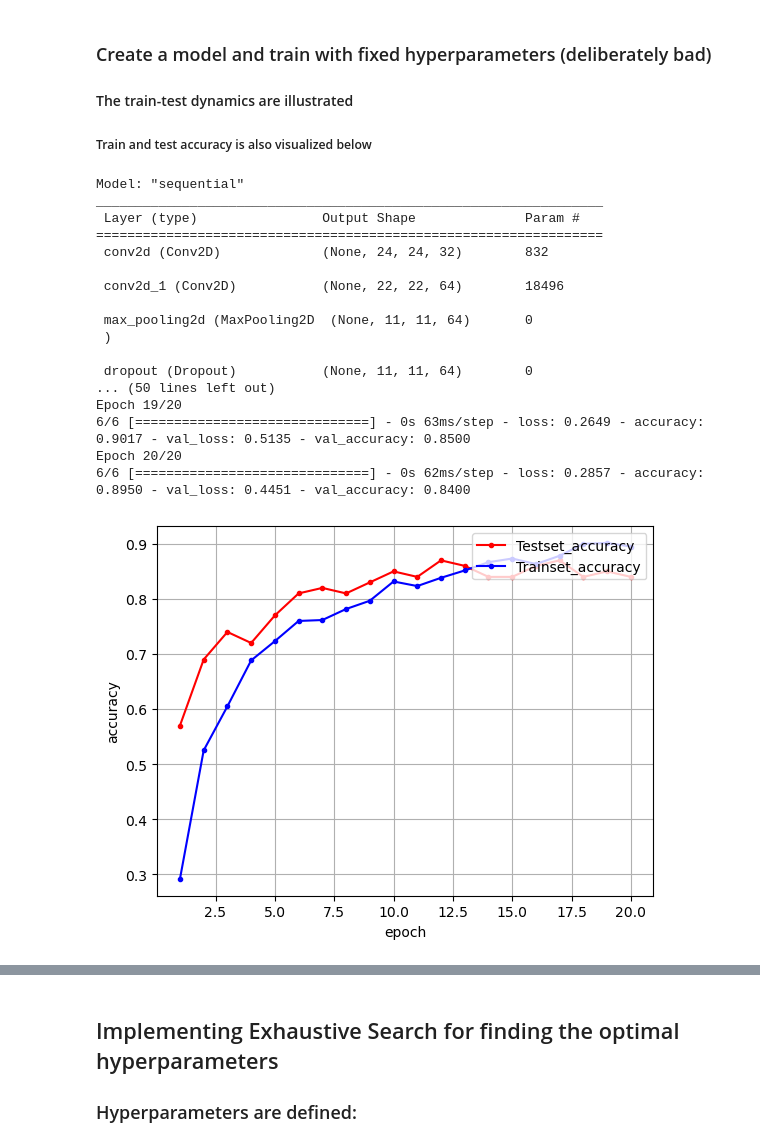
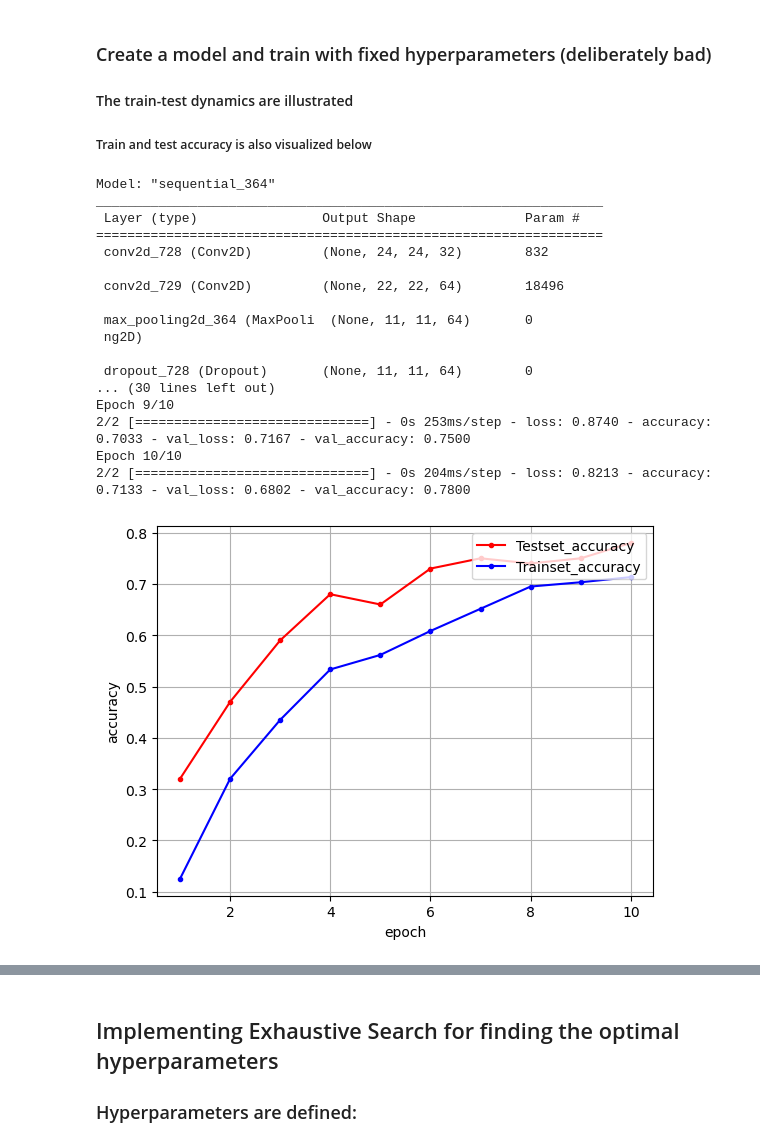
Before and after one commit to Maplewarrior/02463-Project-1, a Jupyter notebook: CNN implemented from kaggle.ipynb, the cells around one changed output, grey strips where cells are left out. Cells and saved outputs as stored; diff of their text form; code cells hidden in the pictures.

```diff
--- a/CNN implemented from kaggle.ipynb
+++ b/CNN implemented from kaggle.ipynb
@@ -111,7 +111,7 @@ class CNN:
 
 
 
-    def CNNModelTrain(self, n_epochs, batch_size, kernel_size, learning_rate, summary = False):
+    def CNNModelTrain(self, kernel_size, learning_rate, summary = False):
 
         # The model is created
         model = Sequential()
@@ -140,8 +140,8 @@ class CNN:
         #early_stopping_callback = EarlyStopping(monitor='val_loss', patience=10)
 
         history = model.fit(X_train, y_train,
-        validation_data=(X_test, y_test), epochs=n_epochs,
-        batch_size= batch_size, verbose=1)
+        validation_data=(X_test, y_test), epochs=10,batch_size=300,
+        verbose=1)
         #callbacks=[early_stopping_callback, checkpointer])
 
         accuracies = history.history['val_accuracy']
@@ -171,41 +171,41 @@ class CNN:
 # %%
 # If you want the model to perform well set lr = 0.001 and k = 3.
 
 # Keep these values fixed if you want a decent but improvable result:
 ## e = 5, lr = 0.05, k = 5, b = 400
 e = 20
 lr = 0.001
 k = 5
 b = 100
 
 
 m = CNN(X_train = X_train, y_train = y_train, X_test = X_test,y_test = y_test)
 # Create a CNN model
-hist, final_acc = m.CNNModelTrain(n_epochs = e, batch_size = b, kernel_size = k, learning_rate = lr,summary = True)
+hist, final_acc = m.CNNModelTrain(kernel_size = k, learning_rate = lr,summary = True)
 
 
 m.plotResults(hist)
 
 
 final_loss = hist.history['val_loss'][-1]
 print("Accuracy at the last epoch:", final_acc)
 print("Loss at the last epoch:", final_loss)
 # %% [output]
-Model: "sequential"
+Model: "sequential_364"
 _________________________________________________________________
  Layer (type)                Output Shape              Param #
 =================================================================
- conv2d (Conv2D)             (None, 24, 24, 32)        832
+ conv2d_728 (Conv2D)         (None, 24, 24, 32)        832
 
- conv2d_1 (Conv2D)           (None, 22, 22, 64)        18496
+ conv2d_729 (Conv2D)         (None, 22, 22, 64)        18496
 
- max_pooling2d (MaxPooling2D  (None, 11, 11, 64)       0
- )
+ max_pooling2d_364 (MaxPooli  (None, 11, 11, 64)       0
+ ng2D)
 
- dropout (Dropout)           (None, 11, 11, 64)        0
-... (50 lines left out)
-Epoch 19/20
-6/6 [==============================] - 0s 63ms/step - loss: 0.2649 - accuracy: 0.9017 - val_loss: 0.5135 - val_accuracy: 0.8500
-Epoch 20/20
-6/6 [==============================] - 0s 62ms/step - loss: 0.2857 - accuracy: 0.8950 - val_loss: 0.4451 - val_accuracy: 0.8400
+ dropout_728 (Dropout)       (None, 11, 11, 64)        0
+... (30 lines left out)
+Epoch 9/10
+2/2 [==============================] - 0s 253ms/step - loss: 0.8740 - accuracy: 0.7033 - val_loss: 0.7167 - val_accuracy: 0.7500
+Epoch 10/10
+2/2 [==============================] - 0s 204ms/step - loss: 0.8213 - accuracy: 0.7133 - val_loss: 0.6802 - val_accuracy: 0.7800
-[figure, old version]
+[figure, new version]
```
Also changed, not shown: parts of 9 cells of this notebook.
